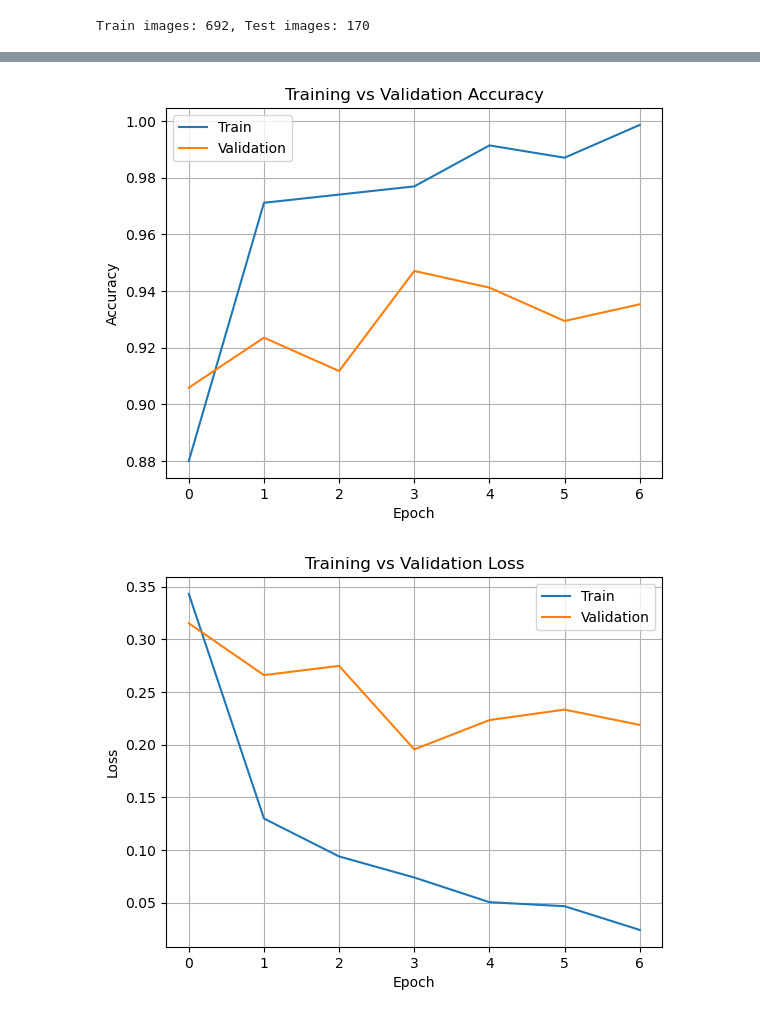
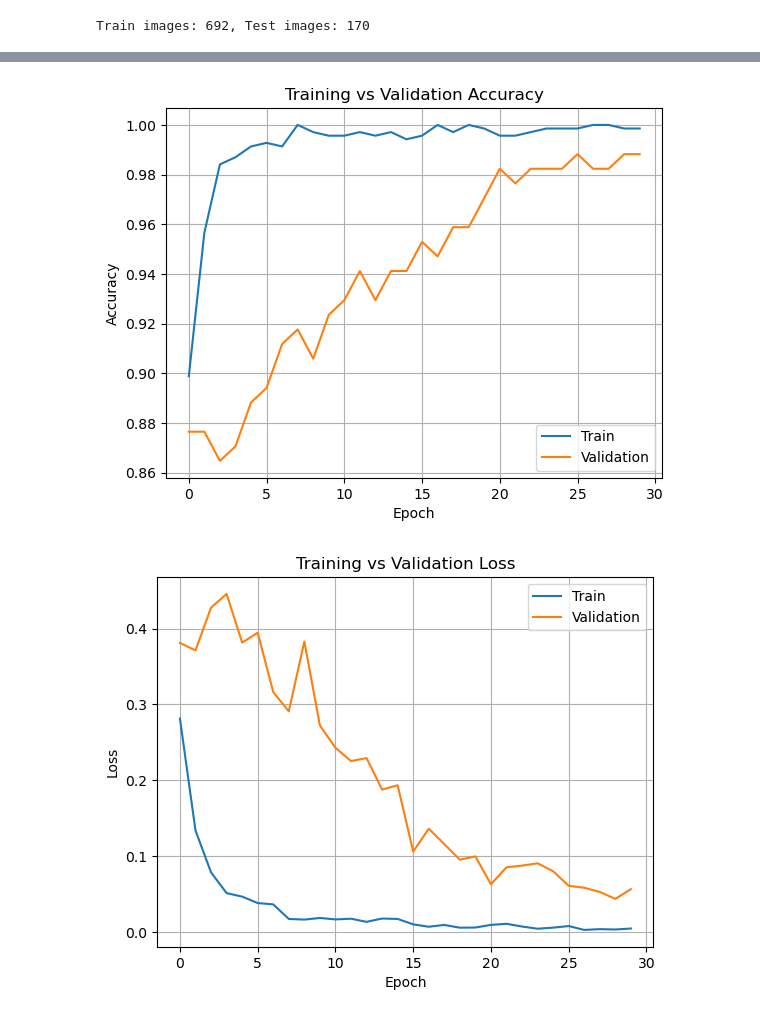
Before and after one commit to SalmanAlfarisi5/RiceLeafDisease, a Jupyter notebook: Models/MobileNetV2.ipynb, the cells around one changed output, grey strips where cells are left out. Cells and saved outputs as stored; diff of their text form; code cells hidden in the pictures.

```diff
--- a/Models/MobileNetV2.ipynb
+++ b/Models/MobileNetV2.ipynb
@@ -13,7 +22,7 @@ from keras.applications.mobilenet_v2 import preprocess_input
 DATA_ROOT   = pathlib.Path("../Datasets")          # <- adjust if needed
 IMG_SIZE    = (224, 224)                        # images are 224×224×3
 BATCH_SIZE  = 32
-EPOCHS      = 15
+EPOCHS      = 30
 SEED        = 42
 
 # --- 1. Collect file paths ----------------------------------------------------
@@ -83,11 +92,11 @@ model.compile(optimizer=tf.keras.optimizers.Adam(1e-3),
               metrics=["accuracy"])
 # %%
 # --- 4. Train (head only) -----------------------------------------------------
-hist = model.fit(train_ds,
+hist_head = model.fit(train_ds,
                  epochs=EPOCHS,
                  validation_data=test_ds,
                  callbacks=[
-                     tf.keras.callbacks.EarlyStopping(patience=3,
+                     tf.keras.callbacks.EarlyStopping(patience=6,
                                                      restore_best_weights=True)
                  ])
 # %% [output]
@@ -148,11 +157,11 @@ for layer in base.layers[:-20]:              # unfreeze last ~20 layers only
 model.compile(optimizer=tf.keras.optimizers.Adam(1e-4),
               loss="categorical_crossentropy",
               metrics=["accuracy"])
-hist = model.fit(train_ds,
+hist_ft = model.fit(train_ds,
           epochs=EPOCHS,
           validation_data=test_ds,
           callbacks=[
-              tf.keras.callbacks.EarlyStopping(patience=3,
+              tf.keras.callbacks.EarlyStopping(patience=6,
                                                restore_best_weights=True)
           ])
 # %% [output]
@@ -173,34 +185,34 @@ Epoch 7/15
 # %%
 # 1) Accuracy history ----------------------------------------------------------
-acc      = hist.history["accuracy"]
-val_acc  = hist.history["val_accuracy"]
+acc      = hist_ft.history["accuracy"]
+val_acc  = hist_ft.history["val_accuracy"]
 
 plt.figure()                    # one distinct plot
 plt.plot(acc,     label="Train")
 plt.plot(val_acc, label="Validation")
 plt.xlabel("Epoch")
 plt.ylabel("Accuracy")
 plt.title("Training vs Validation Accuracy")
 plt.legend(loc="best")
 plt.grid(True)
 plt.show()
 
 # 2) Loss history --------------------------------------------------------------
-loss     = hist.history["loss"]
-val_loss = hist.history["val_loss"]
+loss     = hist_ft.history["loss"]
+val_loss = hist_ft.history["val_loss"]
 
 plt.figure()                    # second distinct plot
 plt.plot(loss,     label="Train")
 plt.plot(val_loss, label="Validation")
 plt.xlabel("Epoch")
 plt.ylabel("Loss")
 plt.title("Training vs Validation Loss")
 plt.legend(loc="best")
 plt.grid(True)
 plt.show()
 # %% [output]
-[figure, old version]
+[figure, new version]
-[figure, old version]
+[figure, new version]
 # %%
 # --- 6. Inspect mis-classifications ------------------------------------------
 y_true, y_pred, file_paths = [], [], []
```
Also changed, not shown: parts of 6 cells of this notebook, 3 other files.
